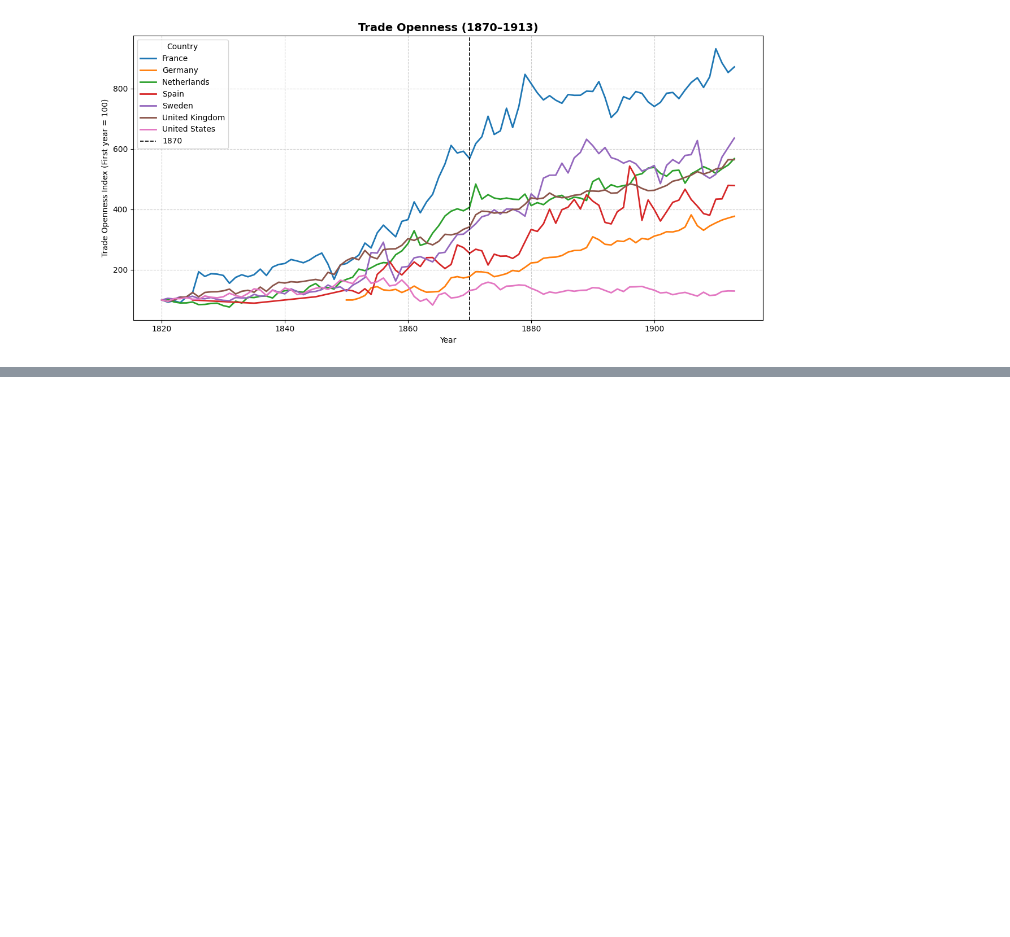
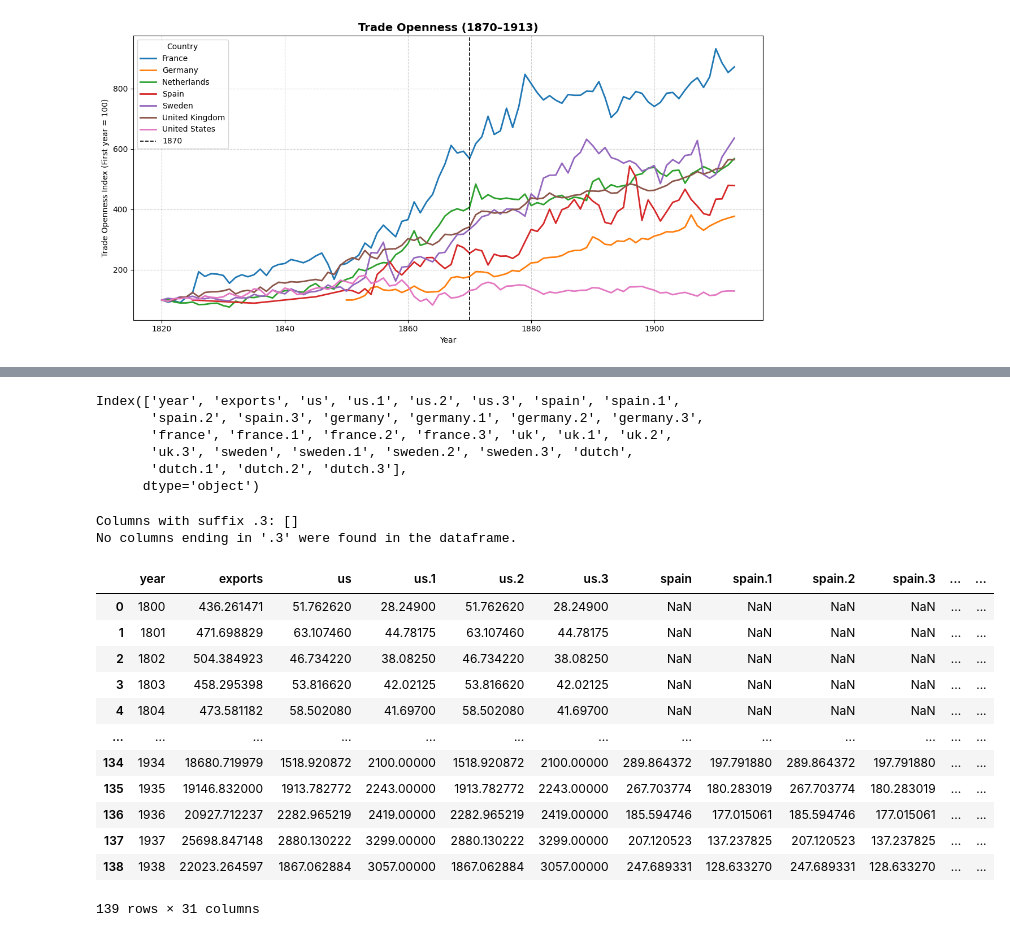
Before and after one commit to kabeerbora/1st_global, a Jupyter notebook: 1st_global.ipynb, the cells around one changed output, grey strips where cells are left out. Cells and saved outputs as stored; diff of their text form; code cells hidden in the pictures; blank space fills up the shorter version.

```diff
--- a/1st_global.ipynb
+++ b/1st_global.ipynb
@@ -2017,0 +2030,60 @@ plt.show()
+# %%
+df_asli_butter.columns
+# %% [output]
+Index(['year', 'exports', 'us', 'us.1', 'us.2', 'us.3', 'spain', 'spain.1',
+       'spain.2', 'spain.3', 'germany', 'germany.1', 'germany.2', 'germany.3',
+       'france', 'france.1', 'france.2', 'france.3', 'uk', 'uk.1', 'uk.2',
+       'uk.3', 'sweden', 'sweden.1', 'sweden.2', 'sweden.3', 'dutch',
+       'dutch.1', 'dutch.2', 'dutch.3'],
+      dtype='object')
+# %%
+# Identify columns ending in '.3' (the 4th column for each country)
+cols_suffix_3 = [col for col in df_asli_butter.columns if str(col).endswith('.4')]
+
+print(f"Columns with suffix .3: {cols_suffix_3}")
+
+if cols_suffix_3:
+    # Sum the identified columns row-wise
+    sum_3 = df_asli_butter[cols_suffix_3].sum(axis=1)
+
+    # Divide by the 'exports' column
+    df_asli_butter['sum_3_to_exports'] = sum_3 / df_asli_butter['exports']
+
+    # Display the result
+    display(df_asli_butter[['year', 'exports', 'sum_3_to_exports']].head())
+else:
+    print("No columns ending in '.3' were found in the dataframe.")
+# %% [output]
+Columns with suffix .3: []
+No columns ending in '.3' were found in the dataframe.
+# %%
+# Identify columns ending in '.3'
+cols_suffix_3 = [col for col in df_asli_butter.columns if str(col).endswith('.3')]
+
+print(f"Columns with suffix .3: {cols_suffix_3}")
+
+if cols_suffix_3:
+    # Sum the identified columns row-wise
+    sum_3 = df_asli_butter[cols_suffix_3].sum(axis=1)
+
+    # Divide by the 'exports' column
+    df_asli_butter['sum_3_to_exports'] = sum_3 / df_asli_butter['exports']
+
+    # Display the result
+    display(df_asli_butter[['year', 'exports', 'sum_3_to_exports']].head())
+else:
+    print("No columns ending in '.3' were found in the dataframe.")
+# %% [output]
+|  | year | exports | us | us.1 | us.2 | us.3 | spain | spain.1 | spain.2 | spain.3 | ... | ... |
+| 0 | 1800 | 436.261471 | 51.762620 | 28.24900 | 51.762620 | 28.24900 | NaN | NaN | NaN | NaN | ... | ... |
+| 1 | 1801 | 471.698829 | 63.107460 | 44.78175 | 63.107460 | 44.78175 | NaN | NaN | NaN | NaN | ... | ... |
+| 2 | 1802 | 504.384923 | 46.734220 | 38.08250 | 46.734220 | 38.08250 | NaN | NaN | NaN | NaN | ... | ... |
+| 3 | 1803 | 458.295398 | 53.816620 | 42.02125 | 53.816620 | 42.02125 | NaN | NaN | NaN | NaN | ... | ... |
+| 4 | 1804 | 473.581182 | 58.502080 | 41.69700 | 58.502080 | 41.69700 | NaN | NaN | NaN | NaN | ... | ... |
+| ... | ... | ... | ... | ... | ... | ... | ... | ... | ... | ... | ... | ... |
+| 134 | 1934 | 18680.719979 | 1518.920872 | 2100.00000 | 1518.920872 | 2100.00000 | 289.864372 | 197.791880 | 289.864372 | 197.791880 | ... | ... |
+| 135 | 1935 | 19146.832000 | 1913.782772 | 2243.00000 | 1913.782772 | 2243.00000 | 267.703774 | 180.283019 | 267.703774 | 180.283019 | ... | ... |
+| 136 | 1936 | 20927.712237 | 2282.965219 | 2419.00000 | 2282.965219 | 2419.00000 | 185.594746 | 177.015061 | 185.594746 | 177.015061 | ... | ... |
+| 137 | 1937 | 25698.847148 | 2880.130222 | 3299.00000 | 2880.130222 | 3299.00000 | 207.120523 | 137.237825 | 207.120523 | 137.237825 | ... | ... |
+| 138 | 1938 | 22023.264597 | 1867.062884 | 3057.00000 | 1867.062884 | 3057.00000 | 247.689331 | 128.633270 | 247.689331 | 128.633270 | ... | ... |
+139 rows × 31 columns
```
Also changed, not shown: parts of 10 cells of this notebook.
